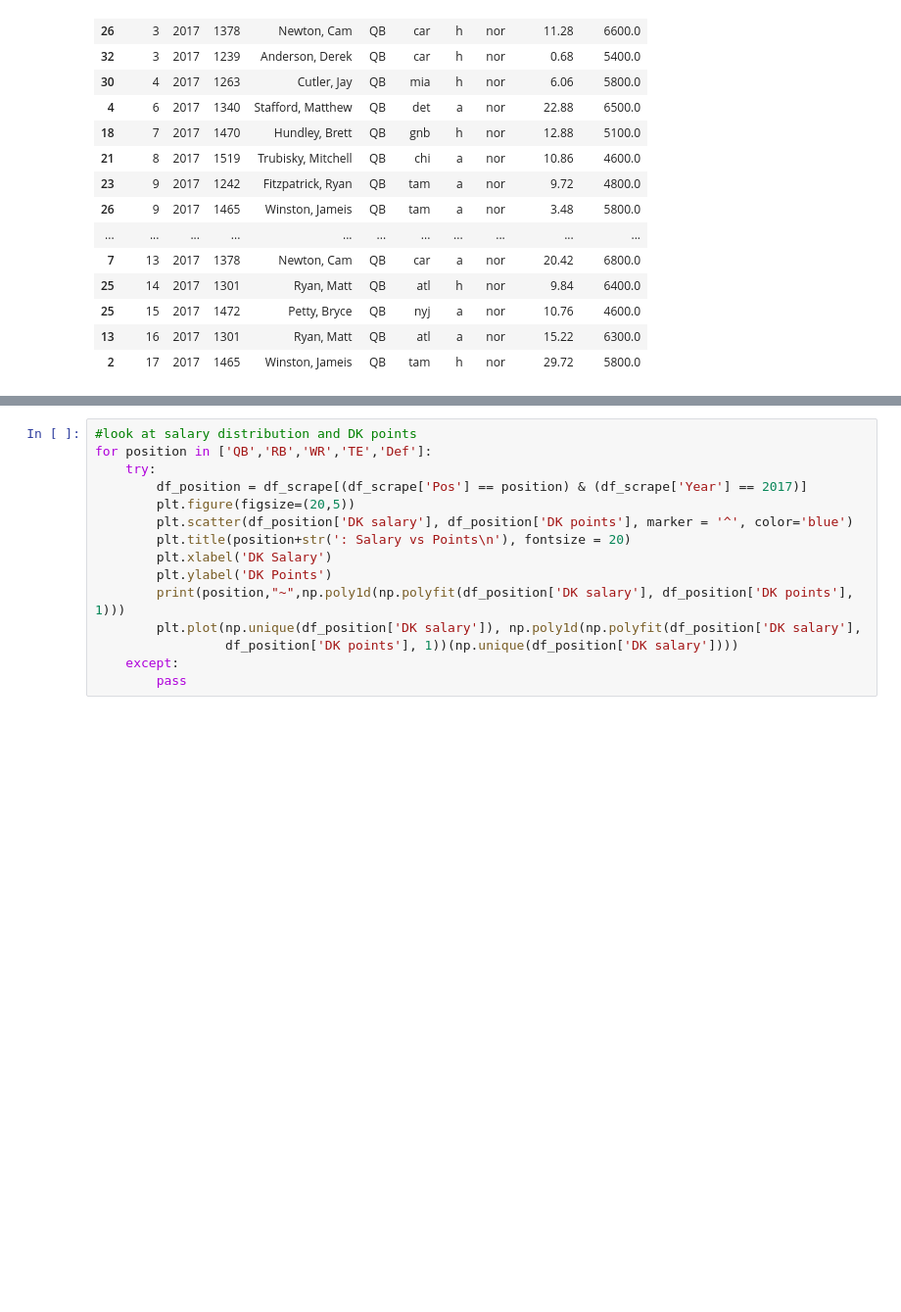
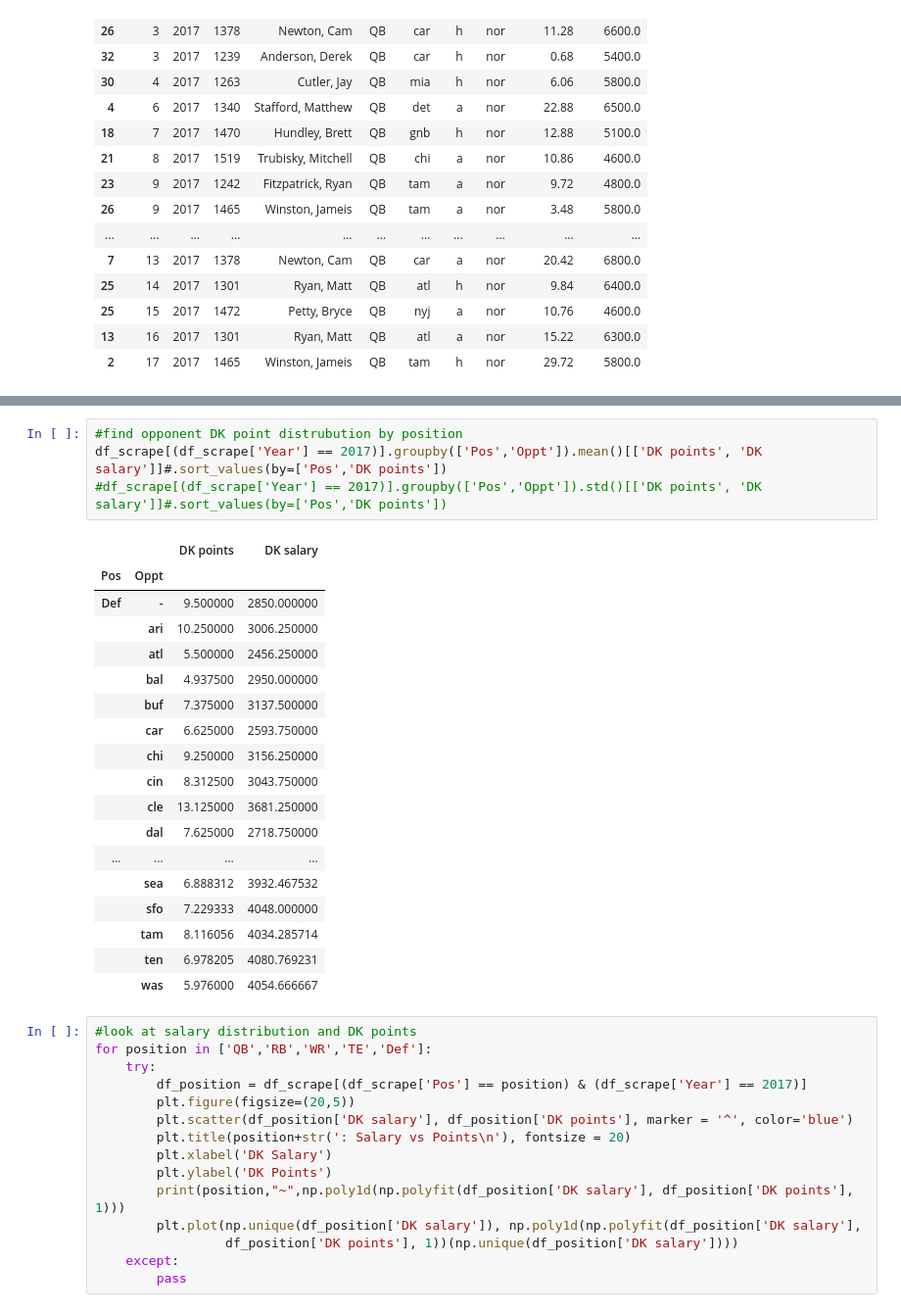
Before and after one commit to shubhox/draftkings, a Jupyter notebook: DK_SalaryAnalysis.ipynb, the cells around one changed output, grey strips where cells are left out. Shown at 98% size. Saved outputs shown, nothing was run; the diff lists cells and outputs as text; blank space fills up the shorter version.

Commit message:
opponent points breakdown by position

```diff
--- a/DK_SalaryAnalysis.ipynb
+++ b/DK_SalaryAnalysis.ipynb
@@ -76,3 +79,26 @@ for opp in df_scrape['Oppt'].unique():
+# %%
+#find opponent DK point distrubution by position
+df_scrape[(df_scrape['Year'] == 2017)].groupby(['Pos','Oppt']).mean()[['DK points', 'DK salary']]#.sort_values(by=['Pos','DK points'])
+#df_scrape[(df_scrape['Year'] == 2017)].groupby(['Pos','Oppt']).std()[['DK points', 'DK salary']]#.sort_values(by=['Pos','DK points'])
+# %% [output]
+|  |  | DK points | DK salary |
+| Pos | Oppt |  |  |
+| Def | - | 9.500000 | 2850.000000 |
+|  | ari | 10.250000 | 3006.250000 |
+|  | atl | 5.500000 | 2456.250000 |
+|  | bal | 4.937500 | 2950.000000 |
+|  | buf | 7.375000 | 3137.500000 |
+|  | car | 6.625000 | 2593.750000 |
+|  | chi | 9.250000 | 3156.250000 |
+|  | cin | 8.312500 | 3043.750000 |
+|  | cle | 13.125000 | 3681.250000 |
+|  | dal | 7.625000 | 2718.750000 |
+| ... | ... | ... | ... |
+|  | sea | 6.888312 | 3932.467532 |
+|  | sfo | 7.229333 | 4048.000000 |
+|  | tam | 8.116056 | 4034.285714 |
+|  | ten | 6.978205 | 4080.769231 |
+|  | was | 5.976000 | 4054.666667 |
 # %%
 #look at salary distribution and DK points
 for position in ['QB','RB','WR','TE','Def']:
```
Also changed, not shown: parts of 1 cell of this notebook.
